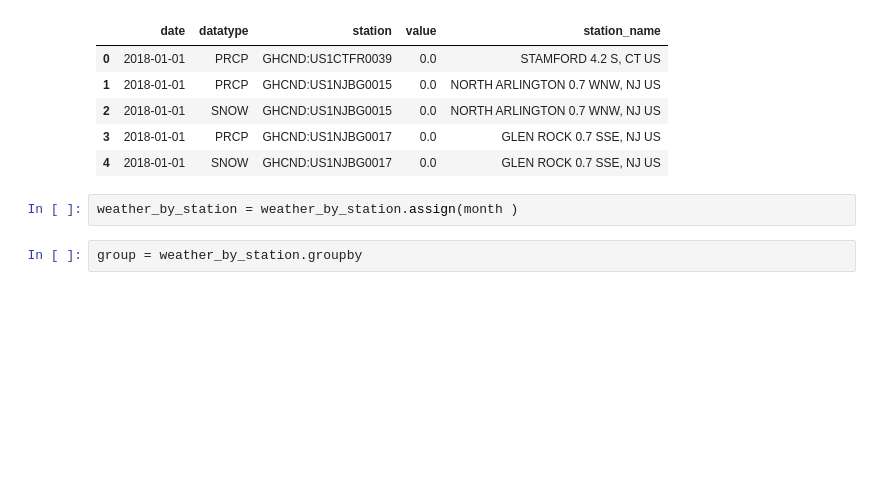
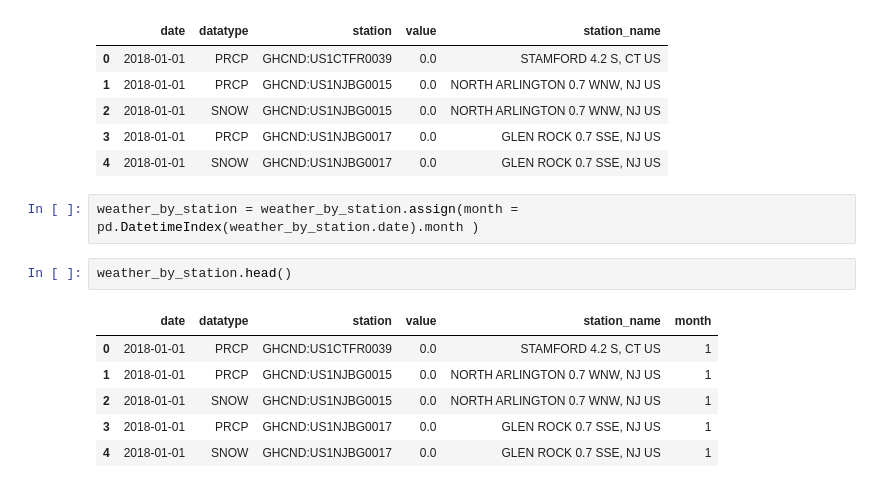
Before and after one commit to CielCiel1/Data-preparation, a Jupyter notebook: week5-Aggregating DF/W5_Aggregating_Dataframe.ipynb, the cells around one changed output. Saved outputs shown, nothing was run; the diff lists cells and outputs as text; blank space fills up the shorter version.

```diff
--- a/week5-Aggregating DF/W5_Aggregating_Dataframe.ipynb
+++ b/week5-Aggregating DF/W5_Aggregating_Dataframe.ipynb
@@ -137,6 +137,13 @@ weather_by_station.head()
 | 3 | 2018-01-01 | PRCP | GHCND:US1NJBG0017 | 0.0 | GLEN ROCK 0.7 SSE, NJ US |
 | 4 | 2018-01-01 | SNOW | GHCND:US1NJBG0017 | 0.0 | GLEN ROCK 0.7 SSE, NJ US |
 # %%
-weather_by_station = weather_by_station.assign(month )
+weather_by_station = weather_by_station.assign(month = pd.DatetimeIndex(weather_by_station.date).month )
-# %%
-group = weather_by_station.groupby
+# %%
+weather_by_station.head()
+# %% [output]
+|  | date | datatype | station | value | station_name | month |
+| 0 | 2018-01-01 | PRCP | GHCND:US1CTFR0039 | 0.0 | STAMFORD 4.2 S, CT US | 1 |
+| 1 | 2018-01-01 | PRCP | GHCND:US1NJBG0015 | 0.0 | NORTH ARLINGTON 0.7 WNW, NJ US | 1 |
+| 2 | 2018-01-01 | SNOW | GHCND:US1NJBG0015 | 0.0 | NORTH ARLINGTON 0.7 WNW, NJ US | 1 |
+| 3 | 2018-01-01 | PRCP | GHCND:US1NJBG0017 | 0.0 | GLEN ROCK 0.7 SSE, NJ US | 1 |
+| 4 | 2018-01-01 | SNOW | GHCND:US1NJBG0017 | 0.0 | GLEN ROCK 0.7 SSE, NJ US | 1 |
```
Also changed, not shown: parts of 2 cells of this notebook.
